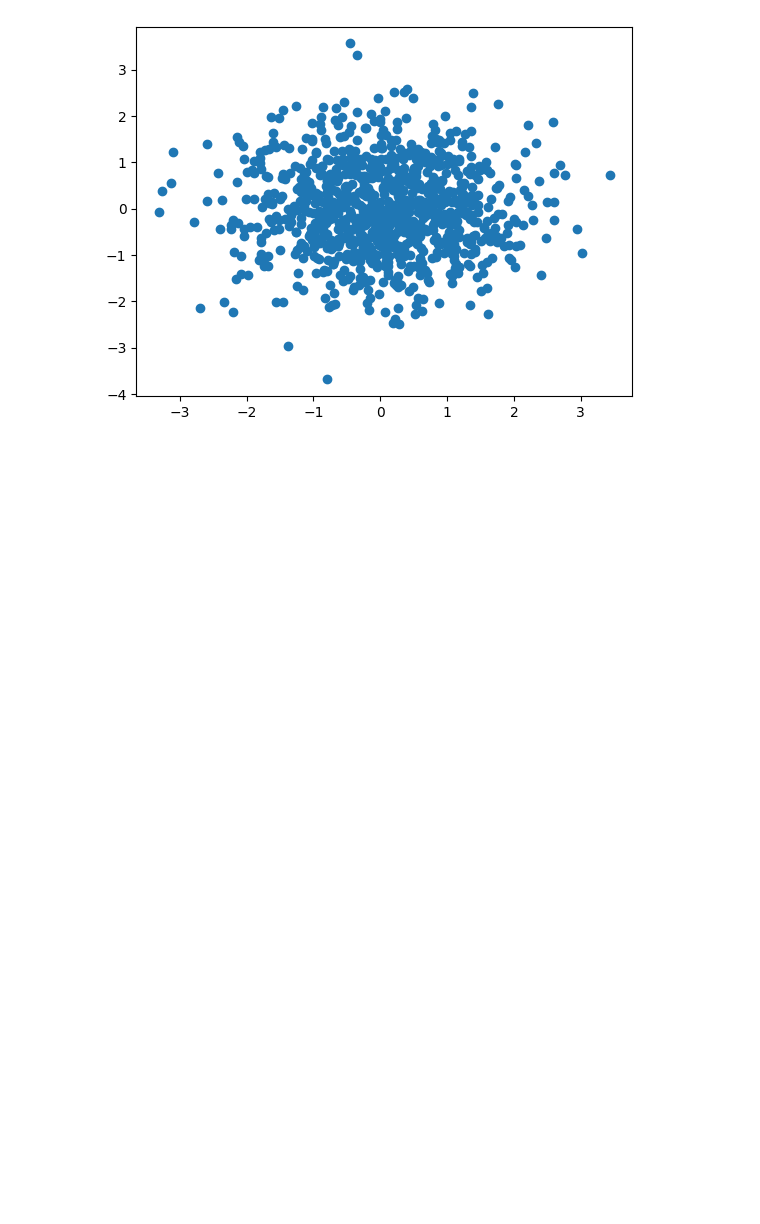
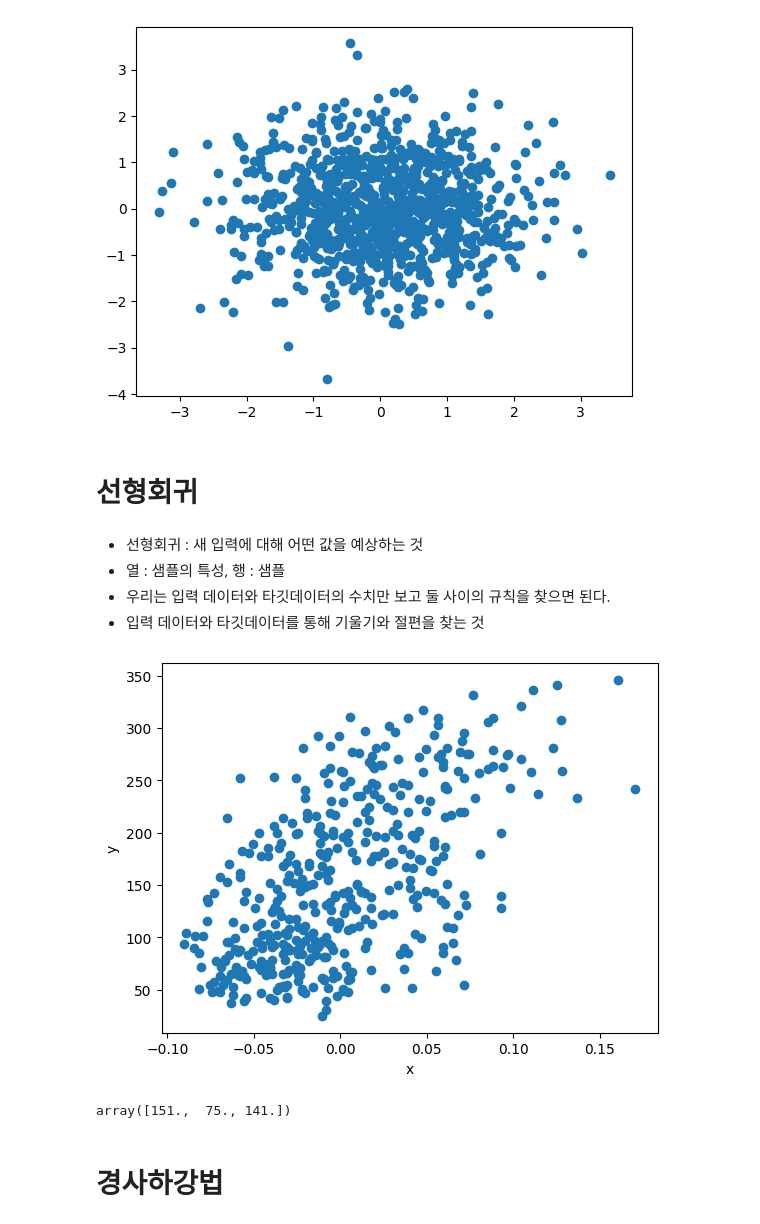
Before and after one commit to sumin-hwang/Do_It_Deeplearning, a Jupyter notebook: matplot_test.ipynb, the cells around one changed output. Drawn from its saved outputs; the diff is of its cells as text; code cells hidden in the pictures; blank space fills up the shorter version.

Commit message:
경사하강법

```diff
--- a/matplot_test.ipynb
+++ b/matplot_test.ipynb
@@ -34,3 +33,36 @@ plt.scatter(x, y)
 plt.show()
 # %% [output]
 [figure]
+# %% [markdown]
+# 선형회귀
+# %% [markdown]
+- 선형회귀 : 새 입력에 대해 어떤 값을 예상하는 것
+- 열 : 샘플의 특성, 행 : 샘플
+- 우리는 입력 데이터와 타깃데이터의 수치만 보고 둘 사이의 규칙을 찾으면 된다.
+- 입력 데이터와 타깃데이터를 통해 기울기와 절편을 찾는 것
+# %%
+from sklearn.datasets import load_diabetes
+diabetes = load_diabetes()
+
+import matplotlib.pyplot as plt
+
+plt.scatter(diabetes.data[:, 2], diabetes.target)
+plt.xlabel('x')
+plt.ylabel('y')
+plt.show()
+# %% [output]
+[figure, added]
+# %%
+from sklearn.datasets import load_diabetes
+diabetes = load_diabetes()
+
+# 크기확인
+# print(diabetes.data.shape, diabetes.target.shape)
+
+# 데이터 출력
+diabetes.data[0:3]
+diabetes.target[:3]
+# %% [output]
+array([151.,  75., 141.])
+# %% [markdown]
+# 경사하강법
```
Also changed, not shown: parts of 3 cells of this notebook.
